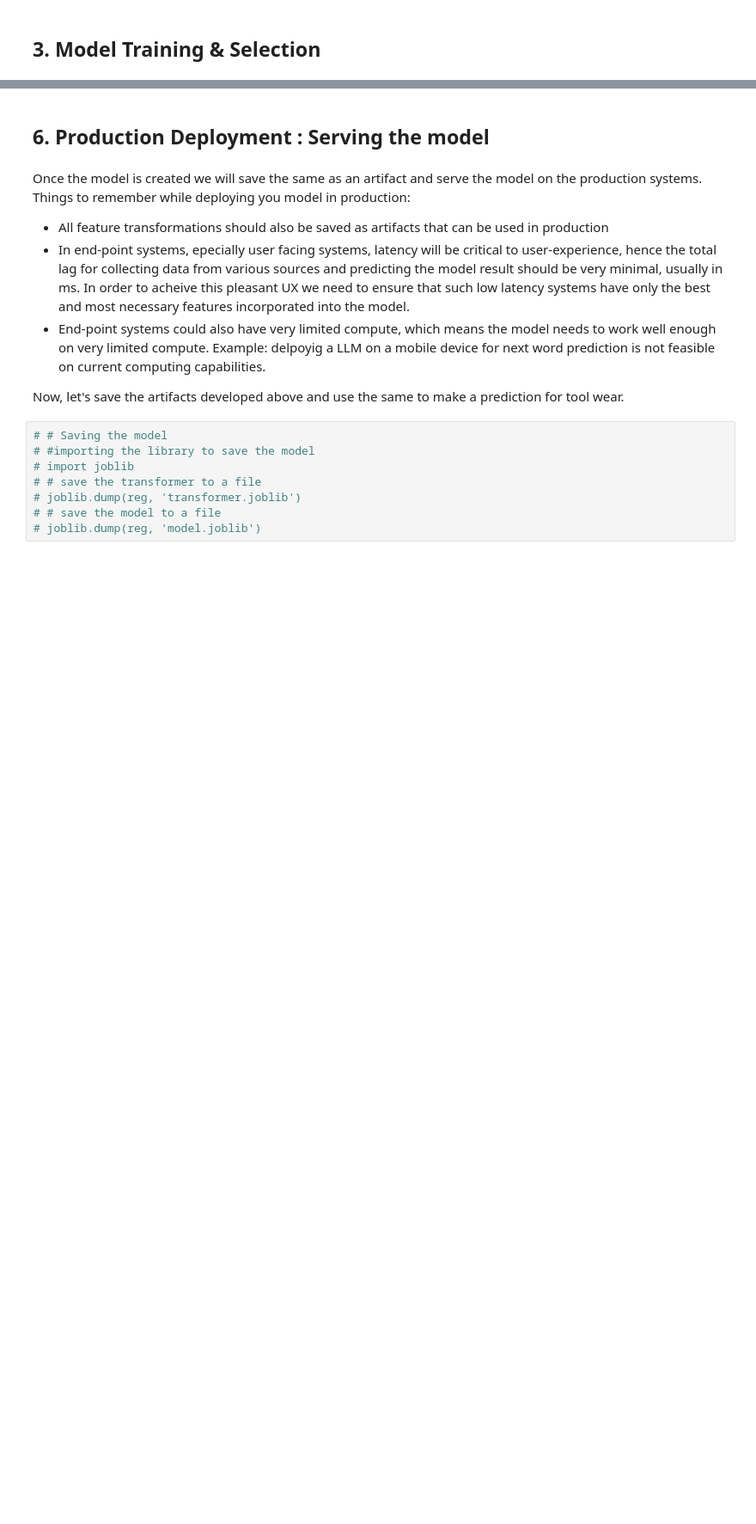
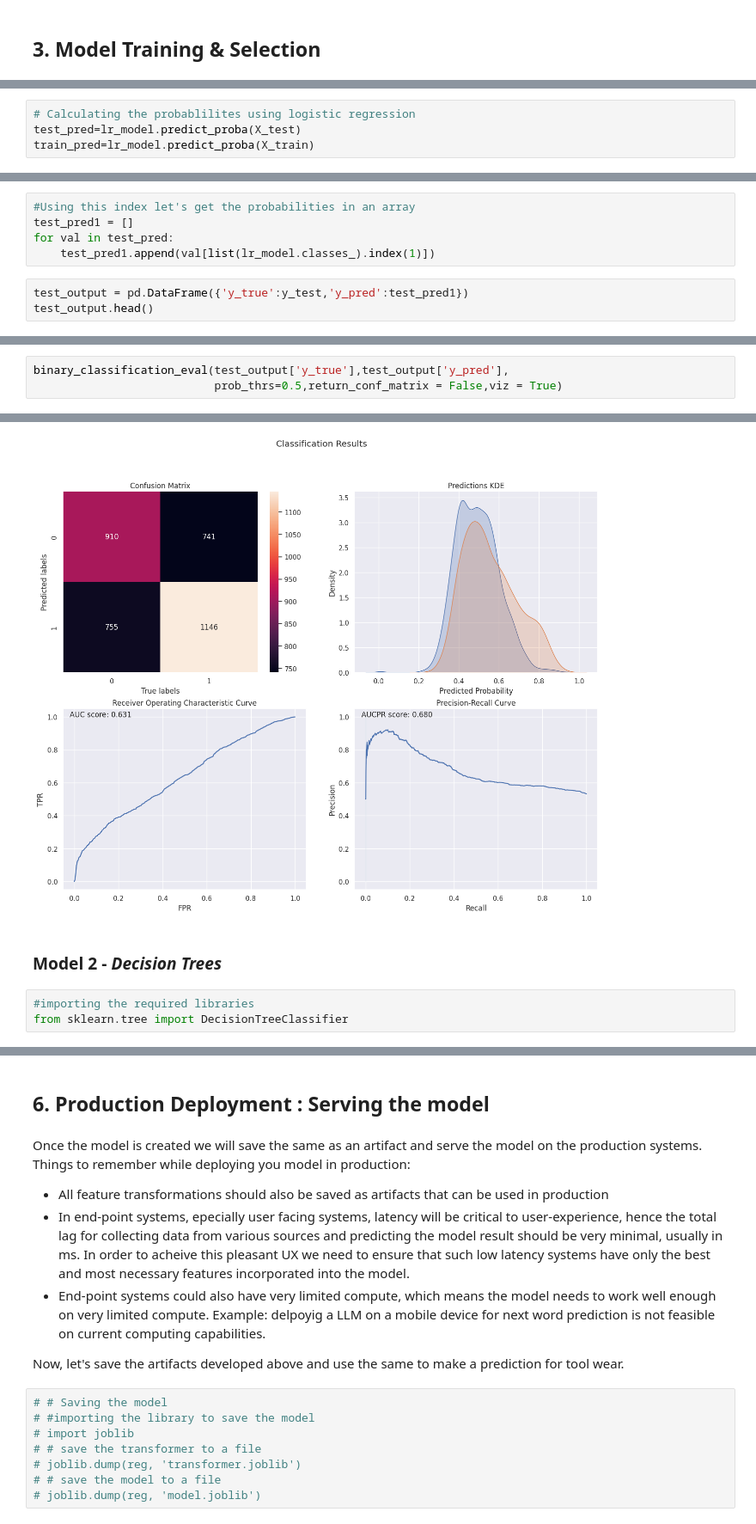
Before and after one commit to ayuba7272/millToolWear_caseStudy, a Jupyter notebook: CNC_MillWearCaseStudy.ipynb, the cells around one changed output, grey strips where cells are left out. Shown at 86% size. Cells and saved outputs as stored; diff of their text form; blank space fills up the shorter version.

```diff
--- a/CNC_MillWearCaseStudy.ipynb
+++ b/CNC_MillWearCaseStudy.ipynb
@@ -558,0 +647,4 @@ Before, transforming the data we will first split the same into Training and Tes
+# %%
+# Calculating the probablilites using logistic regression
+test_pred=lr_model.predict_proba(X_test)
+train_pred=lr_model.predict_proba(X_train)
@@ -558,0 +671,8 @@ Before, transforming the data we will first split the same into Training and Tes
+# %%
+#Using this index let's get the probabilities in an array
+test_pred1 = []
+for val in test_pred:
+    test_pred1.append(val[list(lr_model.classes_).index(1)])
+# %%
+test_output = pd.DataFrame({'y_true':y_test,'y_pred':test_pred1})
+test_output.head()
@@ -560,0 +807,4 @@ Before, transforming the data we will first split the same into Training and Tes
+# %%
+binary_classification_eval(test_output['y_true'],test_output['y_pred'],
+                           prob_thrs=0.5,return_conf_matrix = False,viz = True)
+# %% [output]
@@ -560,0 +825,6 @@ Before, transforming the data we will first split the same into Training and Tes
+[figure, added]
+# %% [markdown]
+### Model 2 - *Decision Trees*
+# %%
+#importing the required libraries
+from sklearn.tree import DecisionTreeClassifier
```
Also changed, not shown: parts of 43 cells of this notebook.
